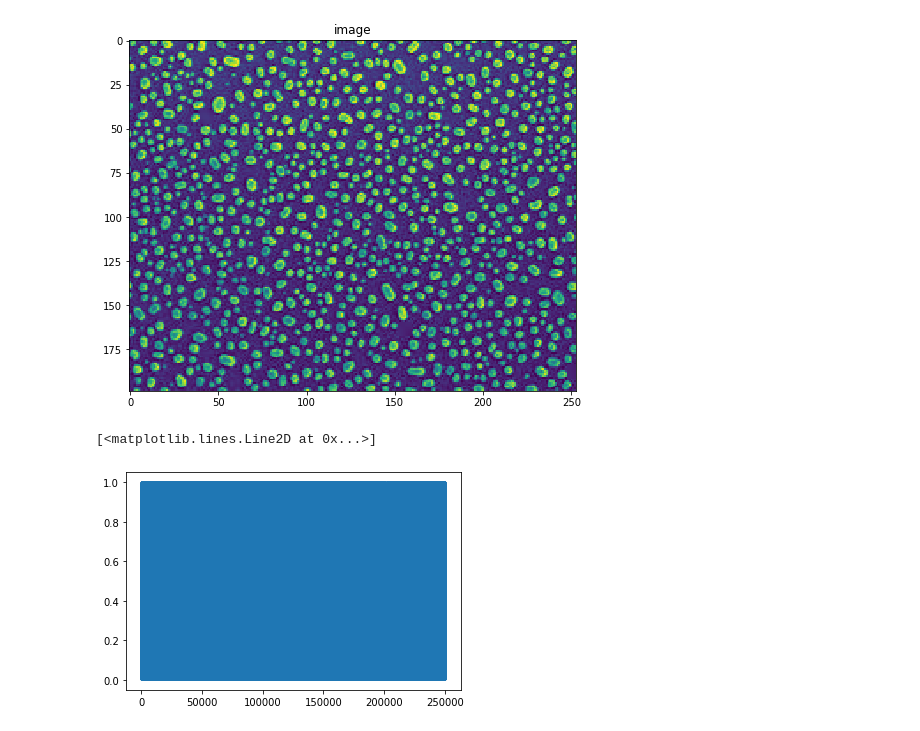
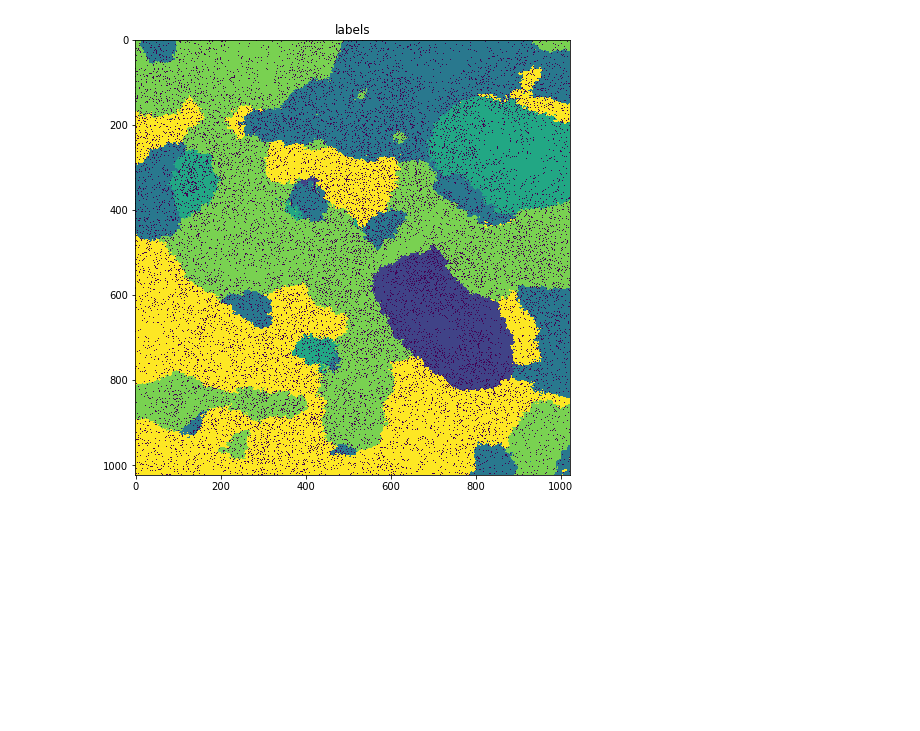
Before and after one commit to Toliak/particle-counter, a Jupyter notebook: notebooks/cluster.ipynb, the cells around one changed output. Saved outputs shown, nothing was run; the diff lists cells and outputs as text; code cells hidden in the pictures; blank space fills up the shorter version.

Commit message:
Clustering !!

```diff
--- a/notebooks/cluster.ipynb
+++ b/notebooks/cluster.ipynb
@@ -2,6 +2,6 @@
 import Dataset
 from Utils import visualize
 
-original = Dataset.small()
+original = Dataset.hard()
 visualize(original, 'original')
 # %% [output]
@@ -9,37 +9,17 @@ visualize(original, 'original')
-# %%
-from Utils import image_to_grayscale
-from skimage import transform
-import numpy as np
-
-
-image = image_to_grayscale(original)
-# image = transform.resize(image, (np.array(image.shape) / np.max(image.shape) * 250).astype(int))
-
-visualize(image, 'image')
-# %% [output]
-[figure, removed]
-# %%
-from sklearn.feature_extraction import img_to_graph
-import matplotlib.pyplot as plot
-
-graph = img_to_graph(image / 255)
-graph.data = np.exp(- 5 * graph.data / graph.data.std())
-
-plot.plot([i for i in range(len(graph.data))], graph.data)
-# visualize(graph, 'graph')
-# %% [output]
-[<matplotlib.lines.Line2D at 0x...>]
-[figure, removed]
 # %%
-from sklearn.cluster import spectral_clustering
+from Clusterize import Clusterize
 
+clusterize = Clusterize([original],
+                        graph_beta=5,
+                        graph_eps=0,
+                        max_transform_size=None)
 
-labels_big = spectral_clustering(
-    graph,
-    n_clusters=5,
-    n_init=1,
-    eigen_solver='amg',
-    assign_labels='discretize',
-    random_state=1,
-)
-labels_big = labels_big.reshape(image.shape)
+result = clusterize.apply(n_clusters=5,
+                          n_init=1,
+                          eigen_solver='amg',
+                          assign_labels='discretize',
+                          random_state=1)
+
+visualize(clusterize.labels, 'labels')
+# %% [output]
+[figure, added]
```
Also changed, not shown: parts of 13 cells of this notebook, 2 other files.
